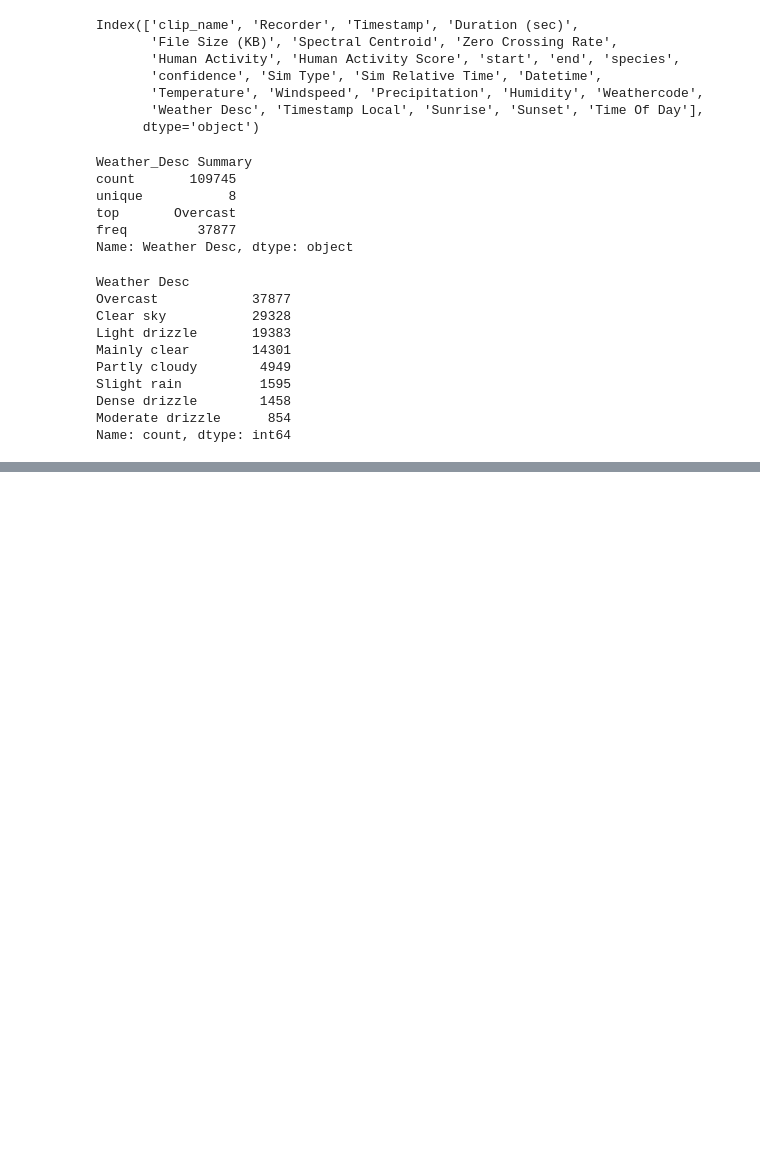
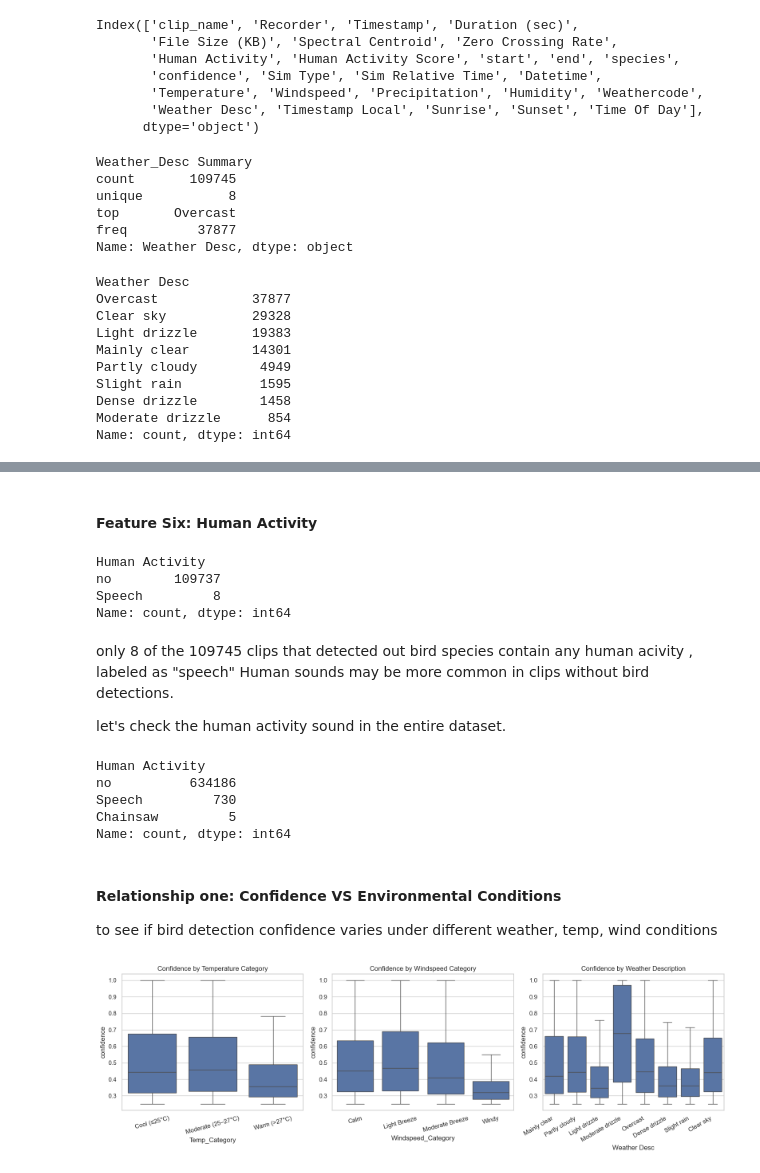
Before and after one commit to QianFu520/Bioacoustics-analysis, a Jupyter notebook: data exploration & Analysis _QIAN.ipynb, the cells around one changed output, grey strips where cells are left out. Cells and saved outputs as stored; diff of their text form; code cells hidden in the pictures; blank space fills up the shorter version.

```diff
--- a/data exploration & Analysis _QIAN.ipynb
+++ b/data exploration & Analysis _QIAN.ipynb
@@ -293,0 +310,6 @@ Name: count, dtype: int64
+# %%
+##categorize windspeed
+bins = [0, 2, 5, 8, df_con['Windspeed'].max()]
+labels = ['Calm', 'Light Breeze', 'Moderate Breeze', 'Windy']
+
+df_con['Windspeed_Category'] = pd.cut(df_con['Windspeed'], bins=bins, labels=labels, right=False)
@@ -293,0 +349,6 @@ Name: count, dtype: int64
+# %%
+##bin temp
+
+bins = [0, 25, 27, 31]
+labels = ['Cool (≤25°C)', 'Moderate (25–27°C)', 'Warm (>27°C)']
+df_con['Temp_Category'] = pd.cut(df_con['Temperature'], bins=bins, labels=labels, right=False)
@@ -293,0 +370,56 @@ Name: count, dtype: int64
+# %% [markdown]
+#### Feature Six: Human Activity
+# %%
+##basic check
+df_con['Human Activity'].value_counts()
+# %% [output]
+Human Activity
+no        109737
+Speech         8
+Name: count, dtype: int64
+# %% [markdown]
+only 8 of the 109745 clips that detected out bird species contain any human acivity , labeled as "speech"
+Human sounds may be more common in clips without bird detections.
+
+let's check the human activity sound in the entire dataset.
+# %%
+df['Human Activity'].value_counts()
+# %% [output]
+Human Activity
+no          634186
+Speech         730
+Chainsaw         5
+Name: count, dtype: int64
+# %% [markdown]
+#### Relationship one: Confidence VS Environmental Conditions
+
+to see if bird detection confidence varies under different weather, temp, wind conditions
+# %%
+# plots
+plt.figure(figsize=(16, 5))
+
+## temp vs Confidence
+
+plt.subplot(1, 3, 1)
+sns.boxplot(x='Temp_Category', y='confidence', data=df_con, showfliers=False)
+plt.title('Confidence by Temperature Category')
+plt.xticks(rotation=15)
+
+## windspeed VS Confidence
+
+plt.subplot(1, 3, 2)
+sns.boxplot(x='Windspeed_Category', y='confidence', data=df_con, showfliers=False)
+plt.title('Confidence by Windspeed Category')
+plt.xticks(rotation=15)
+
+## Weather_Des VS Confidence
+
+plt.subplot(1, 3, 3)
+sns.boxplot(x='Weather Desc', y='confidence', data=df_con, showfliers=False)
+plt.title('Confidence by Weather Description')
+plt.xticks(rotation=30, ha='right')
+
+plt.tight_layout()
+plt.show()
+# %% [output]
+[figure, added]
```
Also changed, not shown: parts of 11 cells of this notebook.
